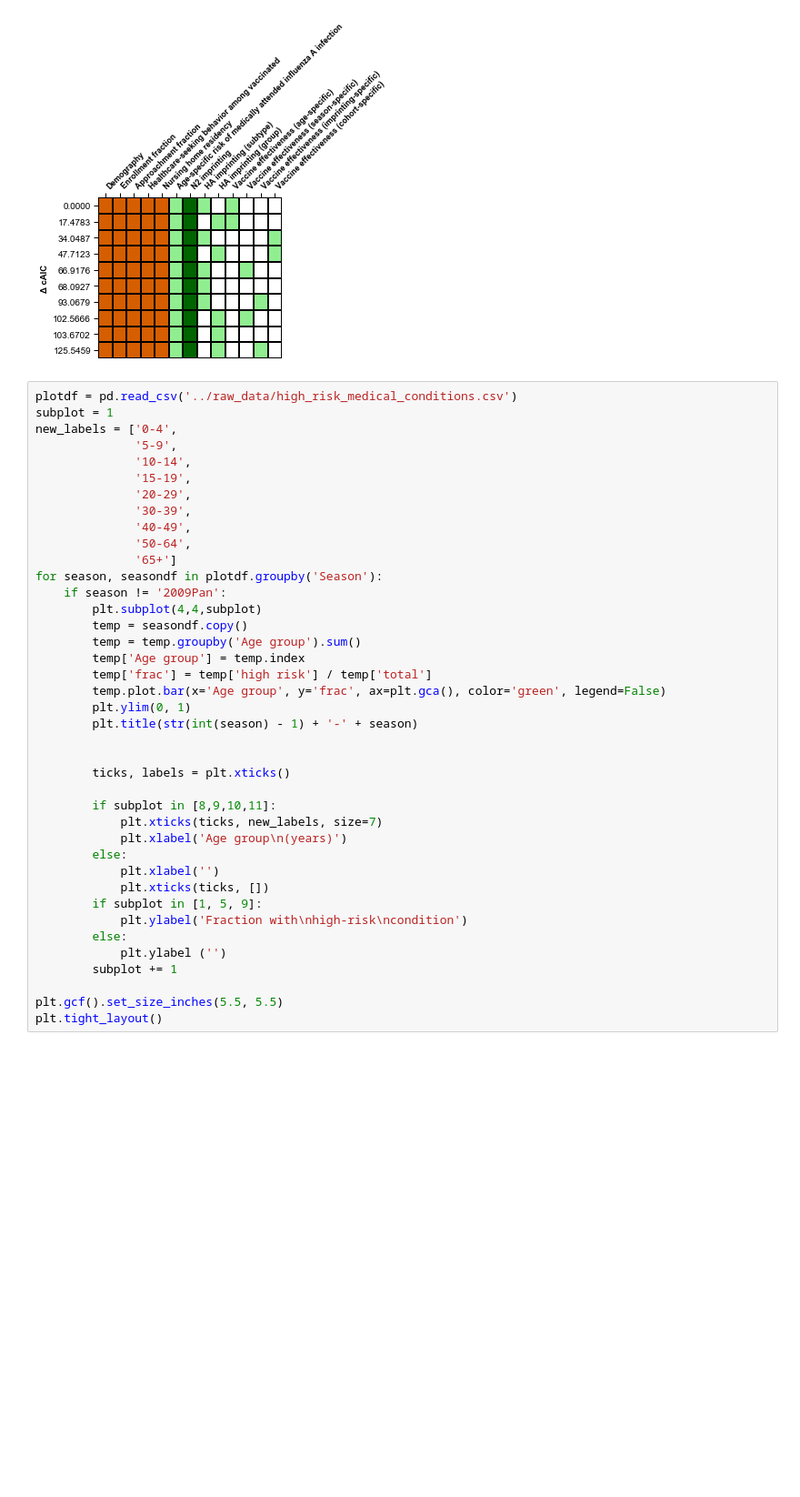
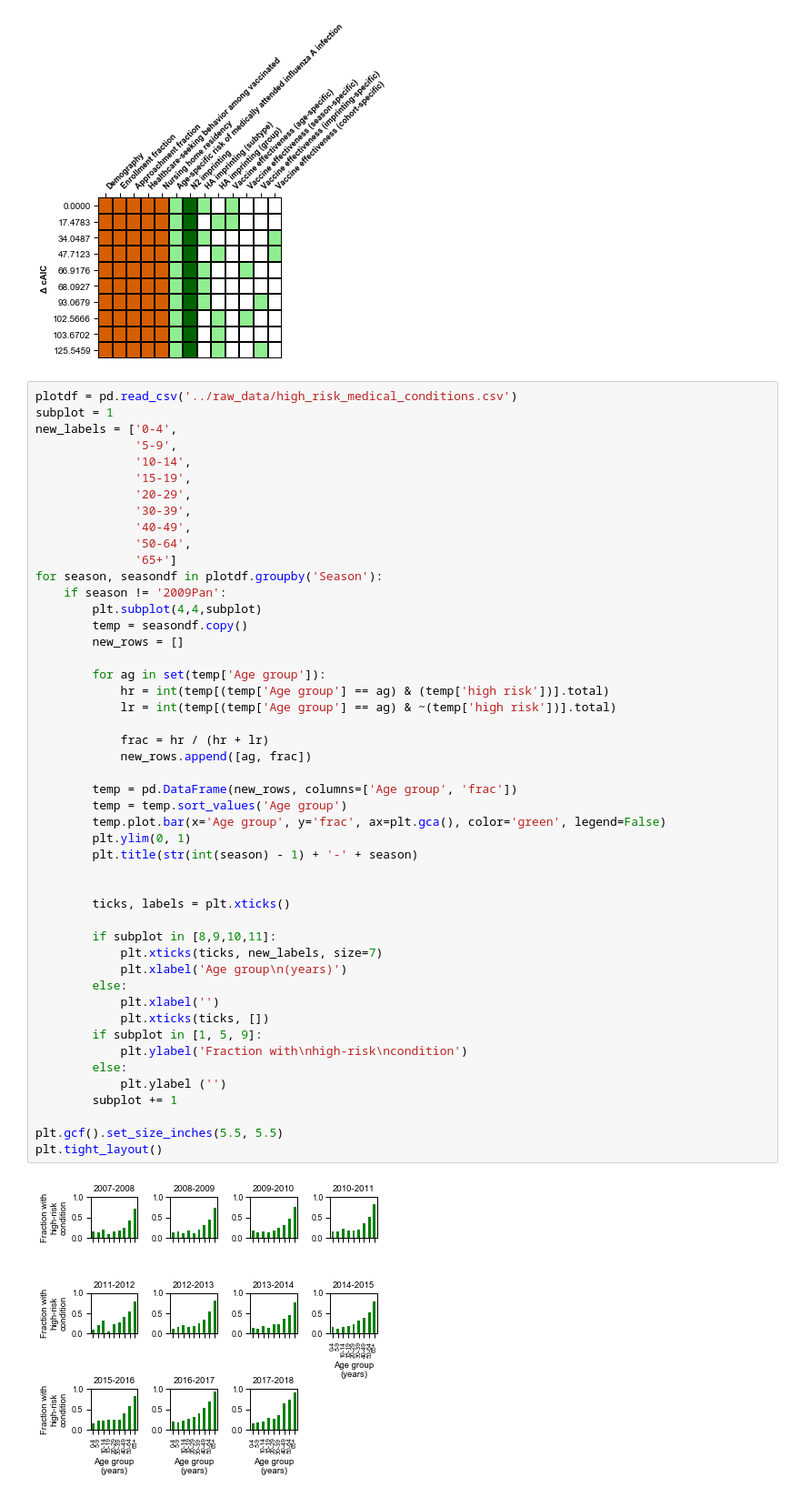
Before and after one commit to cobeylab/FluAImprinting, a Jupyter notebook: figures/Figure_4_age_parameters.ipynb, the cells around one changed output. Shown at 91% size. Cells and saved outputs as stored; diff of their text form; blank space fills up the shorter version.

Commit message:
Simplified high risk medical condition data

```diff
--- a/figures/Figure_4_age_parameters.ipynb
+++ b/figures/Figure_4_age_parameters.ipynb
@@ -159,33 +159,43 @@ new_labels = ['0-4',
               '20-29',
               '30-39',
               '40-49',
               '50-64',
               '65+']
 for season, seasondf in plotdf.groupby('Season'):
     if season != '2009Pan':
         plt.subplot(4,4,subplot)
         temp = seasondf.copy()
-        temp = temp.groupby('Age group').sum()
-        temp['Age group'] = temp.index
-        temp['frac'] = temp['high risk'] / temp['total']
+        new_rows = []
+
+        for ag in set(temp['Age group']):
+            hr = int(temp[(temp['Age group'] == ag) & (temp['high risk'])].total)
+            lr = int(temp[(temp['Age group'] == ag) & ~(temp['high risk'])].total)
+
+            frac = hr / (hr + lr)
+            new_rows.append([ag, frac])
+
+        temp = pd.DataFrame(new_rows, columns=['Age group', 'frac'])
+        temp = temp.sort_values('Age group')
         temp.plot.bar(x='Age group', y='frac', ax=plt.gca(), color='green', legend=False)
         plt.ylim(0, 1)
         plt.title(str(int(season) - 1) + '-' + season)
 
 
         ticks, labels = plt.xticks()
 
         if subplot in [8,9,10,11]:
             plt.xticks(ticks, new_labels, size=7)
             plt.xlabel('Age group\n(years)')
         else:
             plt.xlabel('')
             plt.xticks(ticks, [])
         if subplot in [1, 5, 9]:
             plt.ylabel('Fraction with\nhigh-risk\ncondition')
         else:
             plt.ylabel ('')
         subplot += 1
 
 plt.gcf().set_size_inches(5.5, 5.5)
 plt.tight_layout()
+# %% [output]
+[figure, added]
```
Also changed, not shown: 1 other file.
